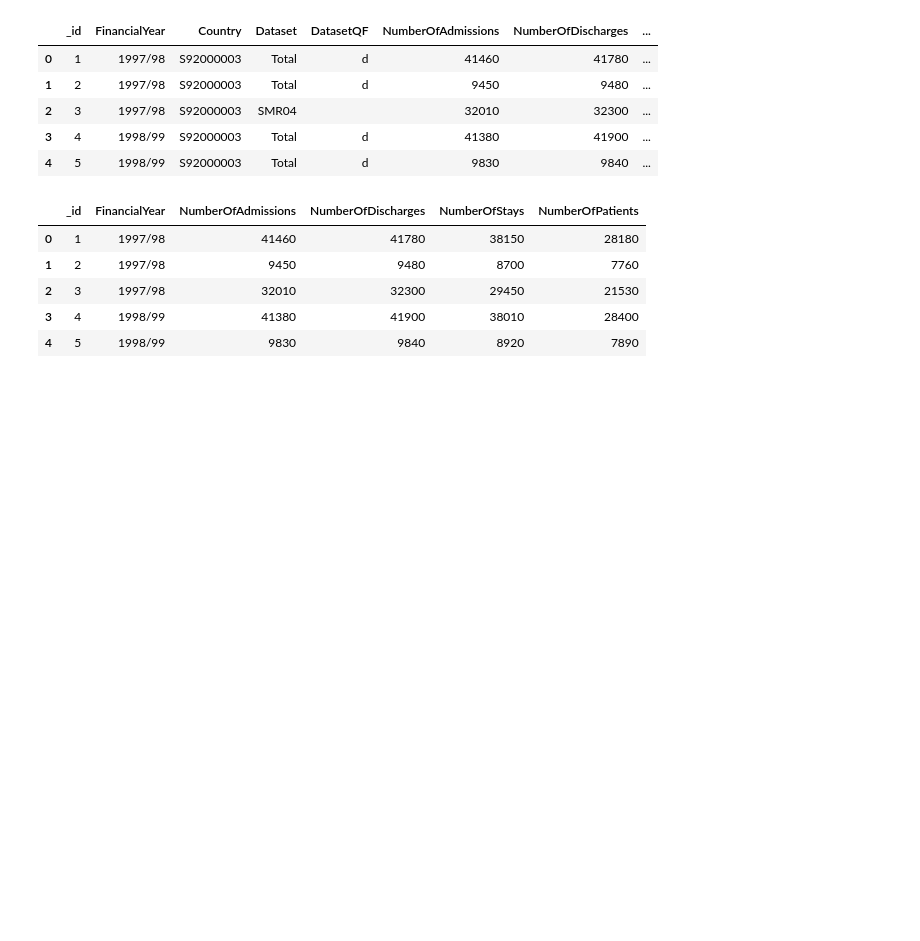
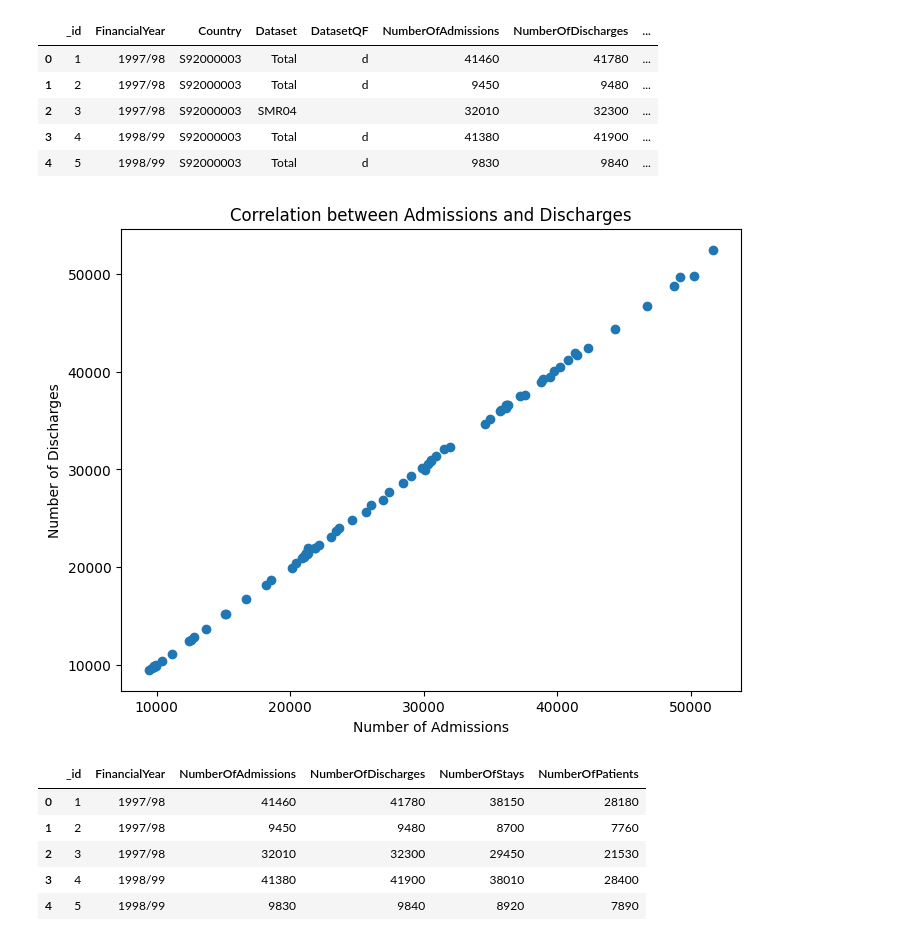
Before and after one commit to TexasherScript/python-sql, a Jupyter notebook: data_cleaning.ipynb, the cells around one changed output. Cells and saved outputs as stored; diff of their text form; code cells hidden in the pictures; blank space fills up the shorter version.

```diff
--- a/data_cleaning.ipynb
+++ b/data_cleaning.ipynb
@@ -14,6 +14,21 @@ df.head()
 | 2 | 3 | 1997/98 | S92000003 | SMR04 |  | 32010 | 32300 | ... |
 | 3 | 4 | 1998/99 | S92000003 | Total | d | 41380 | 41900 | ... |
 | 4 | 5 | 1998/99 | S92000003 | Total | d | 9830 | 9840 | ... |
+# %%
+# @title Correlation between Admissions and Discharges
+
+import matplotlib.pyplot as plt
+
+# Assuming your data is in a pandas DataFrame called 'df'
+
+plt.figure(figsize=(8, 6))
+plt.scatter(df['NumberOfAdmissions'], df['NumberOfDischarges'], marker='o')
+
+plt.xlabel('Number of Admissions')
+plt.ylabel('Number of Discharges')
+_ = plt.title('Correlation between Admissions and Discharges')
+# %% [output]
+[figure, added]
 # %%
 df1 = df.drop(columns=['Country','DatasetQF','NumberOfHospitalResidents','NumberOfHospitalResidentsQF', 'Dataset'])
 df1.head()
```
Also changed, not shown: parts of 5 cells of this notebook.
